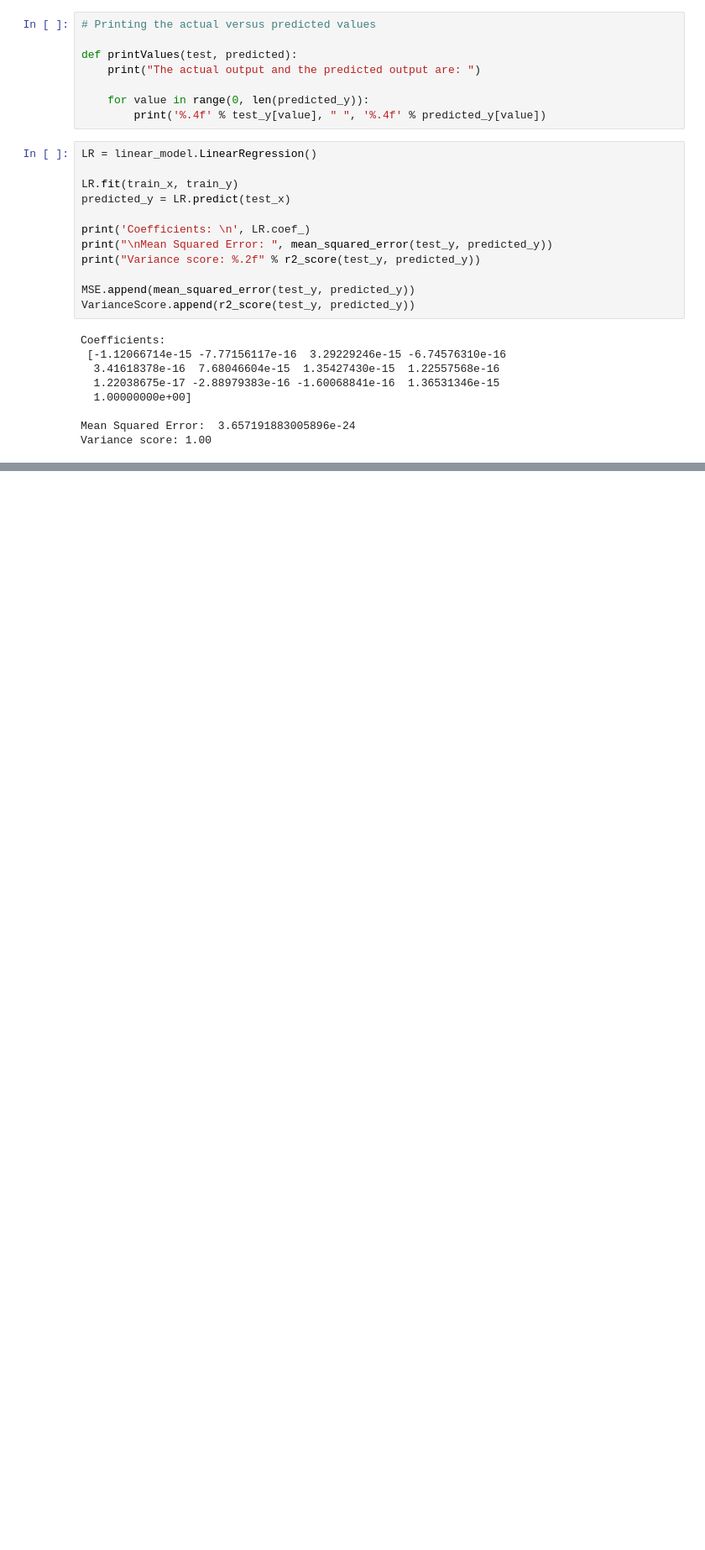
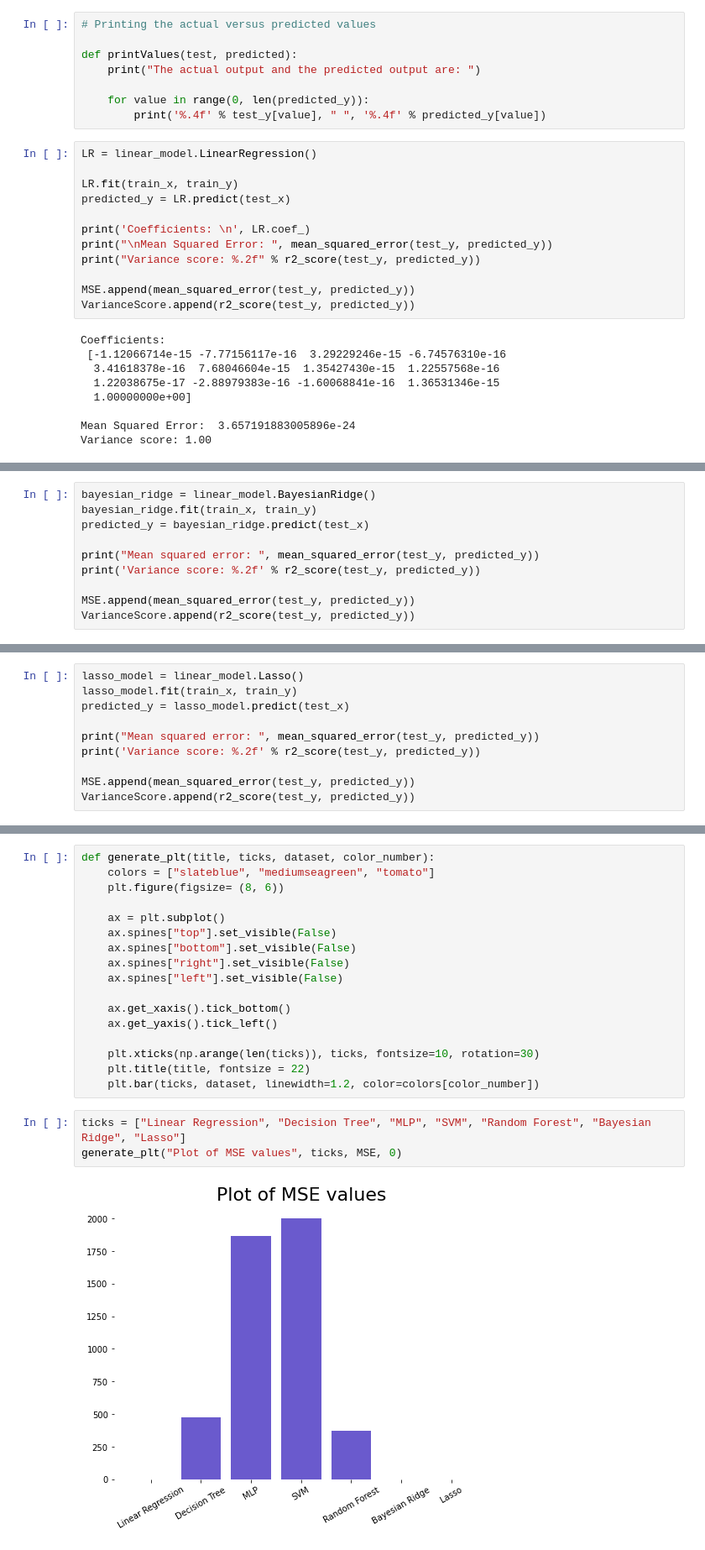
Before and after one commit to DriBans/ForestFire, a Jupyter notebook: Insight into Forest Fires.ipynb, the cells around one changed output, grey strips where cells are left out. Shown at 84% size. Cells and saved outputs as stored; diff of their text form; blank space fills up the shorter version.

```diff
--- a/Insight into Forest Fires.ipynb
+++ b/Insight into Forest Fires.ipynb
@@ -299,0 +327,10 @@ Variance score: -0.02
+# %%
+bayesian_ridge = linear_model.BayesianRidge()
+bayesian_ridge.fit(train_x, train_y)
+predicted_y = bayesian_ridge.predict(test_x)
+
+print("Mean squared error: ", mean_squared_error(test_y, predicted_y))
+print('Variance score: %.2f' % r2_score(test_y, predicted_y))
+
+MSE.append(mean_squared_error(test_y, predicted_y))
+VarianceScore.append(r2_score(test_y, predicted_y))
@@ -299,0 +340,10 @@ Variance score: -0.02
+# %%
+lasso_model = linear_model.Lasso()
+lasso_model.fit(train_x, train_y)
+predicted_y = lasso_model.predict(test_x)
+
+print("Mean squared error: ", mean_squared_error(test_y, predicted_y))
+print('Variance score: %.2f' % r2_score(test_y, predicted_y))
+
+MSE.append(mean_squared_error(test_y, predicted_y))
+VarianceScore.append(r2_score(test_y, predicted_y))
@@ -299,0 +353,22 @@ Variance score: -0.02
+# %%
+def generate_plt(title, ticks, dataset, color_number):
+    colors = ["slateblue", "mediumseagreen", "tomato"]
+    plt.figure(figsize= (8, 6))
+
+    ax = plt.subplot()
+    ax.spines["top"].set_visible(False)
+    ax.spines["bottom"].set_visible(False)
+    ax.spines["right"].set_visible(False)
+    ax.spines["left"].set_visible(False)
+
+    ax.get_xaxis().tick_bottom()
+    ax.get_yaxis().tick_left()
+
+    plt.xticks(np.arange(len(ticks)), ticks, fontsize=10, rotation=30)
+    plt.title(title, fontsize = 22)
+    plt.bar(ticks, dataset, linewidth=1.2, color=colors[color_number])
+# %%
+ticks = ["Linear Regression", "Decision Tree", "MLP", "SVM", "Random Forest", "Bayesian Ridge", "Lasso"]
+generate_plt("Plot of MSE values", ticks, MSE, 0)
+# %% [output]
+[figure, added]
```
Also changed, not shown: parts of 7 cells of this notebook.
